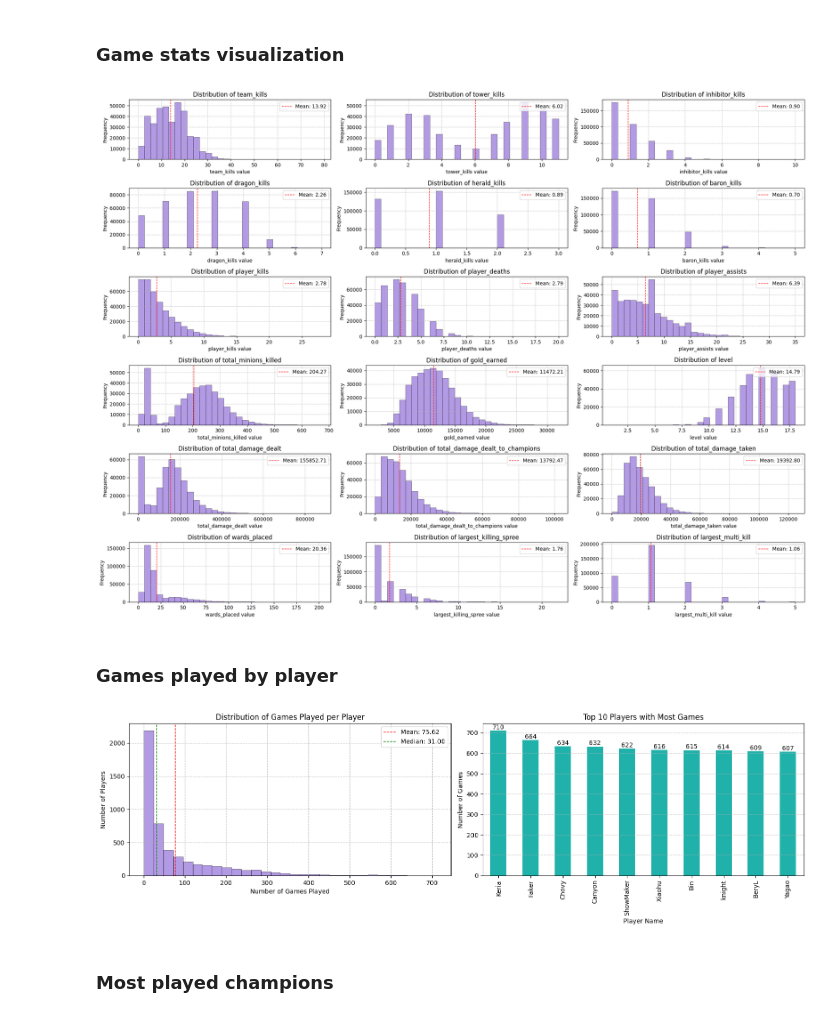
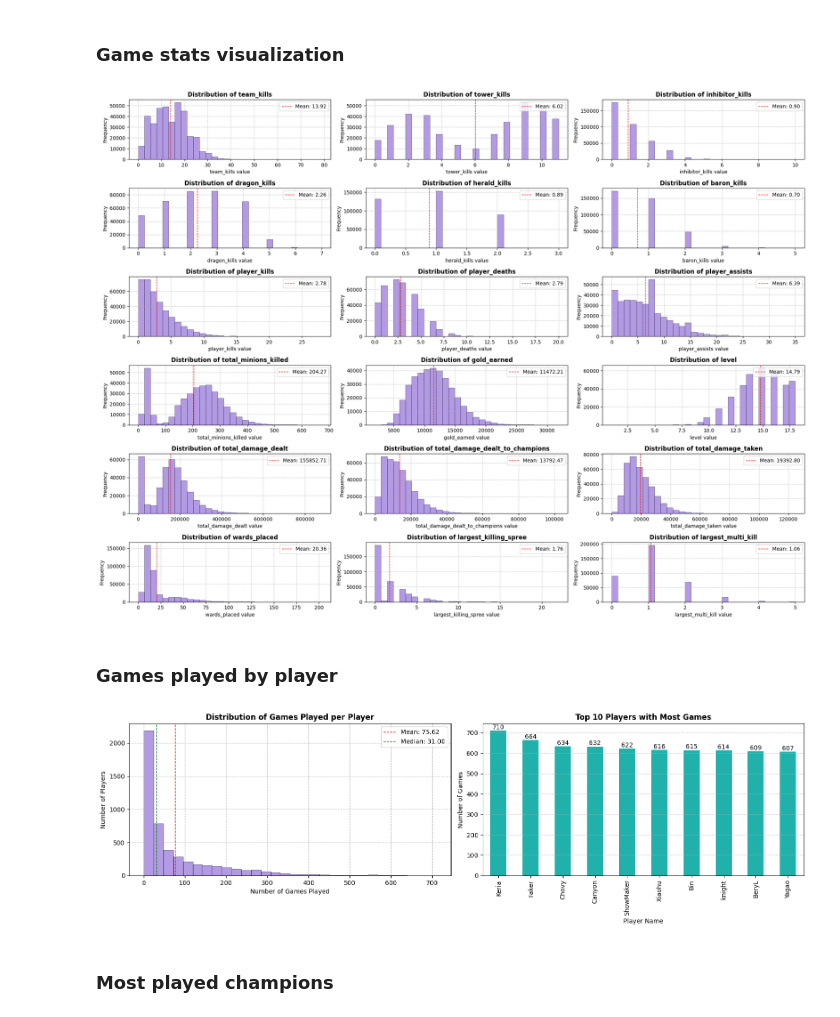
Before and after one commit to NJurquet/neuralol, a Jupyter notebook: notebooks/0_dataset_visualization.ipynb, the cells around one changed output. Drawn from its saved outputs; the diff is of its cells as text; code cells hidden in the pictures.

```diff
--- a/notebooks/0_dataset_visualization.ipynb
+++ b/notebooks/0_dataset_visualization.ipynb
@@ -84,35 +87,35 @@ n_rows = (n_columns + n_cols - 1) // n_cols  # Calculate number of rows needed
 fig, axes = plt.subplots(n_rows, n_cols, figsize=(20, n_rows * 2.5))
 axes = axes.flatten()  # Flatten the axes array for easier indexing
 
 # Create a histogram for each numeric column
 for i, column in enumerate(numeric_players_game_stats.columns):
     ax = axes[i]
     data = numeric_players_game_stats[column]
 
     # Create histogram
     ax.hist(data, bins=30, alpha=0.7, color="mediumpurple", edgecolor="black", linewidth=0.5)
 
     # Add a vertical line for the mean
     mean_value = column_means[column]
     ax.axvline(mean_value, color="red", linestyle="dashed", linewidth=1, label=f"Mean: {mean_value:.2f}")
 
     # Set labels and title
     ax.set_xlabel(f"{column} value")
     ax.set_ylabel("Frequency")
-    ax.set_title(f"Distribution of {column}")
+    ax.set_title(f"Distribution of {column}", fontweight="bold")
     ax.legend(loc='upper right', framealpha=0.8)
 
     # Add grid lines
     ax.grid(True, linestyle="--", alpha=0.7)
 
 # Hide any unused subplots
 for i in range(n_columns, len(axes)):
     axes[i].set_visible(False)
 
 plt.tight_layout()
 plt.show()
 # %% [output]
-[figure, old version]
+[figure, new version]
 # %% [markdown]
 ### Games played by player
 # %%
@@ -125,7 +128,7 @@ fig, axes = plt.subplots(1, 2, figsize=(16, 5))
 axes[0].hist(games_per_player, bins=30, color='mediumpurple', edgecolor='black', alpha=0.7, linewidth=0.5)
 axes[0].set_xlabel('Number of Games Played')
 axes[0].set_ylabel('Number of Players')
-axes[0].set_title('Distribution of Games Played per Player')
+axes[0].set_title('Distribution of Games Played per Player', fontweight='bold')
 axes[0].grid(True, linestyle='--', alpha=0.7)
 # Add some statistics to the histogram
 mean_games = games_per_player.mean()
@@ -145,7 +148,7 @@ top_players_with_names = pd.Series(top_players.values, index=[player_name_mappin
 bars = top_players_with_names.plot(kind='bar', ax=axes[1], color='lightseagreen')
 axes[1].set_xlabel('Player Name')
 axes[1].set_ylabel('Number of Games')
-axes[1].set_title('Top 10 Players with Most Games')
+axes[1].set_title('Top 10 Players with Most Games', fontweight='bold')
 axes[1].grid(True, linestyle='--', alpha=0.7, axis='y')
 
 # Add the values on top of the bars
@@ -155,7 +158,7 @@ for i, v in enumerate(top_players_with_names):
 plt.tight_layout()
 plt.show()
 # %% [output]
-[figure, old version]
+[figure, new version]
 # %% [markdown]
 ### Most played champions
 # %%
```
Also changed, not shown: parts of 3 cells of this notebook.
